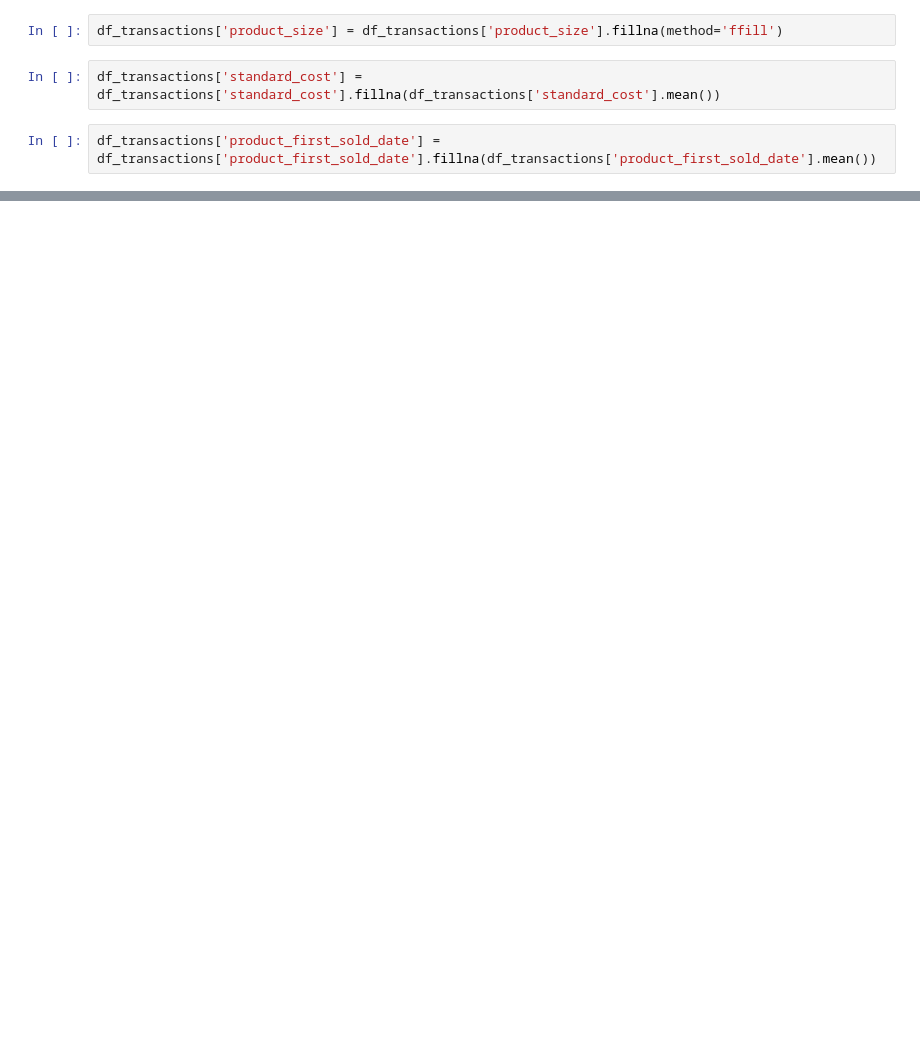
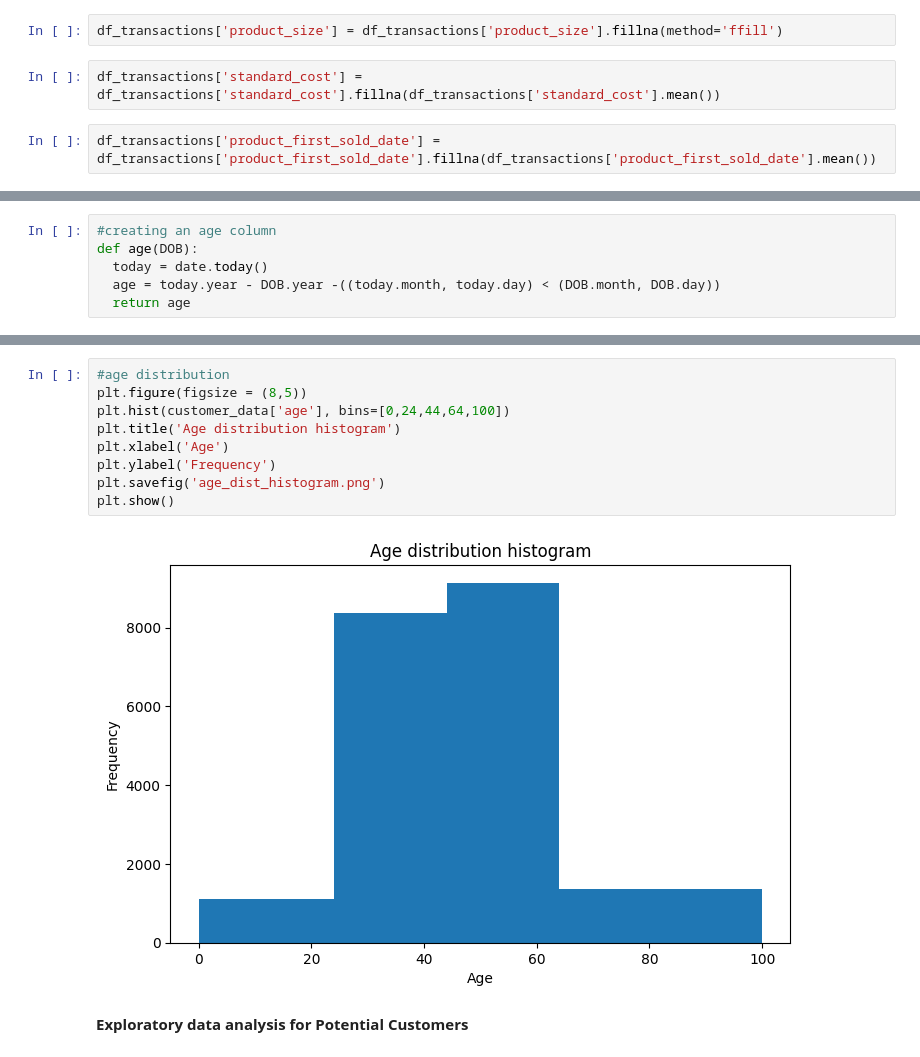
Before and after one commit to vithika-karan/KPMG-Virtual-Internship, a Jupyter notebook: KPMG_Data_Analytics_Virtual_Experience_Program.ipynb, the cells around one changed output, grey strips where cells are left out. Cells and saved outputs as stored; diff of their text form; blank space fills up the shorter version.

```diff
--- a/KPMG_Data_Analytics_Virtual_Experience_Program.ipynb
+++ b/KPMG_Data_Analytics_Virtual_Experience_Program.ipynb
@@ -550,0 +694,6 @@ df_transactions['product_first_sold_date'] = df_transactions['product_first_sold
+# %%
+#creating an age column
+def age(DOB):
+  today = date.today()
+  age = today.year - DOB.year -((today.month, today.day) < (DOB.month, DOB.day))
+  return age
@@ -550,0 +767,13 @@ df_transactions['product_first_sold_date'] = df_transactions['product_first_sold
+# %%
+#age distribution
+plt.figure(figsize = (8,5))
+plt.hist(customer_data['age'], bins=[0,24,44,64,100])
+plt.title('Age distribution histogram')
+plt.xlabel('Age')
+plt.ylabel('Frequency')
+plt.savefig('age_dist_histogram.png')
+plt.show()
+# %% [output]
+[figure, added]
+# %% [markdown]
+**Exploratory data analysis for Potential Customers**
```
Also changed, not shown: parts of 67 cells of this notebook.
